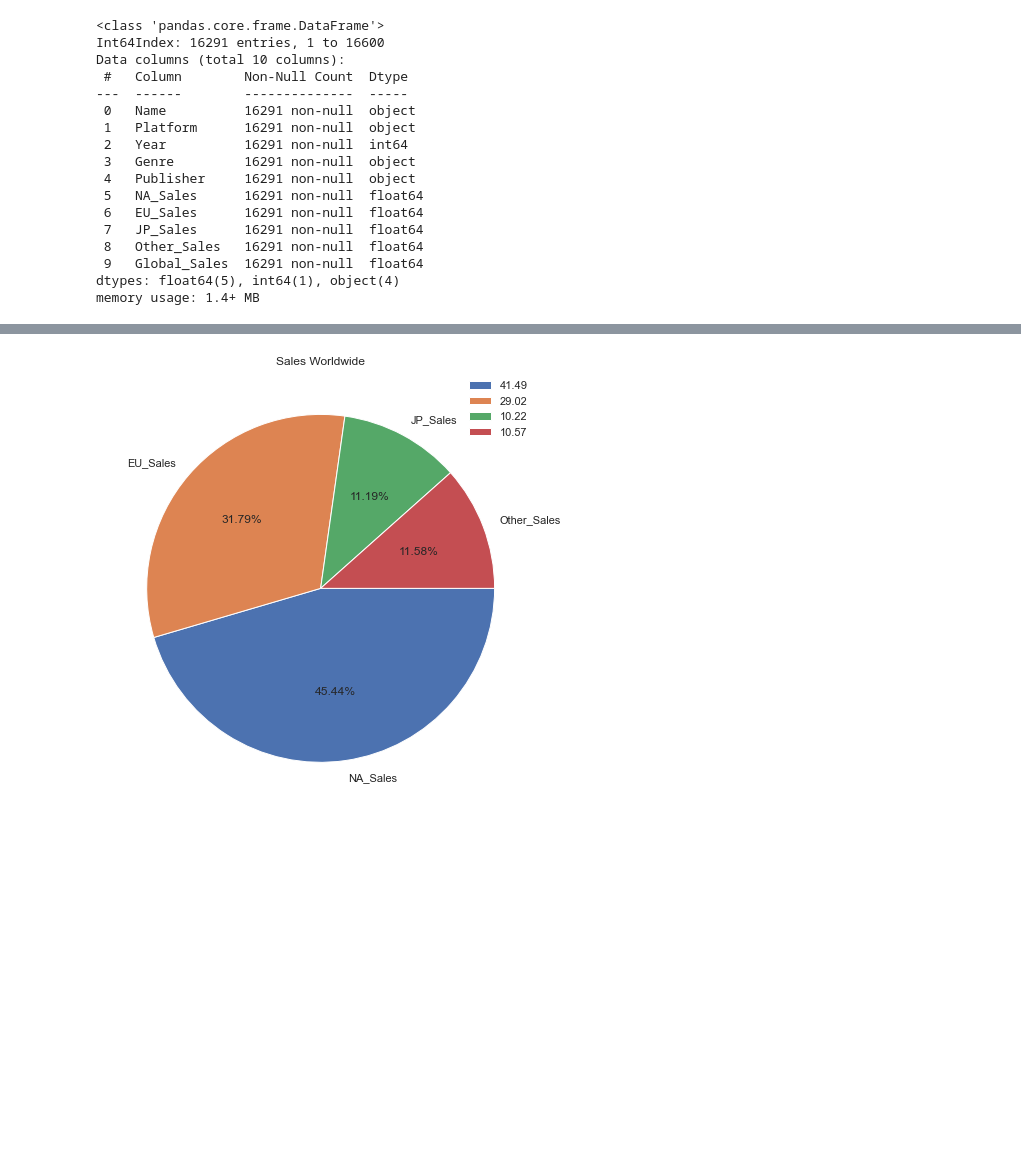
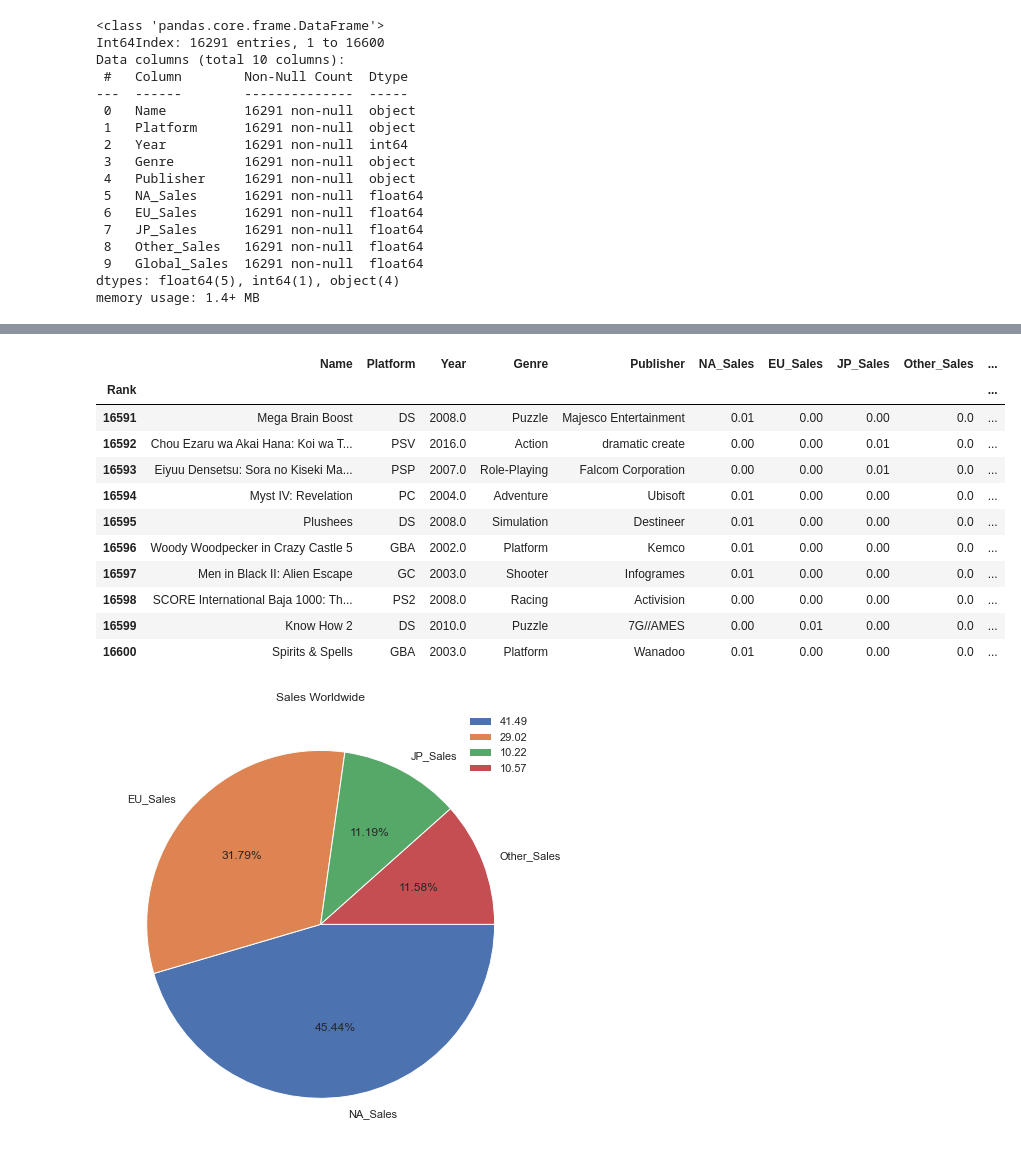
Before and after one commit to Aabusabaeen/Video_games_sales, a Jupyter notebook: Ahmad's_Q&A.ipynb, the cells around one changed output, grey strips where cells are left out. Drawn from its saved outputs; the diff is of its cells as text; code cells hidden in the pictures; blank space fills up the shorter version.

```diff
--- a/Ahmad's_Q&A.ipynb
+++ b/Ahmad's_Q&A.ipynb
@@ -180 +180,16 @@ vgs_clean.head(10)
+# %%
+vgs_clean.tail(10)
+# %% [output]
+|  | Name | Platform | Year | Genre | Publisher | NA_Sales | EU_Sales | JP_Sales | Other_Sales | ... |
+| Rank |  |  |  |  |  |  |  |  |  | ... |
+| 16591 | Mega Brain Boost | DS | 2008.0 | Puzzle | Majesco Entertainment | 0.01 | 0.00 | 0.00 | 0.0 | ... |
+| 16592 | Chou Ezaru wa Akai Hana: Koi wa T... | PSV | 2016.0 | Action | dramatic create | 0.00 | 0.00 | 0.01 | 0.0 | ... |
+| 16593 | Eiyuu Densetsu: Sora no Kiseki Ma... | PSP | 2007.0 | Role-Playing | Falcom Corporation | 0.00 | 0.00 | 0.01 | 0.0 | ... |
+| 16594 | Myst IV: Revelation | PC | 2004.0 | Adventure | Ubisoft | 0.01 | 0.00 | 0.00 | 0.0 | ... |
+| 16595 | Plushees | DS | 2008.0 | Simulation | Destineer | 0.01 | 0.00 | 0.00 | 0.0 | ... |
+| 16596 | Woody Woodpecker in Crazy Castle 5 | GBA | 2002.0 | Platform | Kemco | 0.01 | 0.00 | 0.00 | 0.0 | ... |
+| 16597 | Men in Black II: Alien Escape | GC | 2003.0 | Shooter | Infogrames | 0.01 | 0.00 | 0.00 | 0.0 | ... |
+| 16598 | SCORE International Baja 1000: Th... | PS2 | 2008.0 | Racing | Activision | 0.00 | 0.00 | 0.00 | 0.0 | ... |
+| 16599 | Know How 2 | DS | 2010.0 | Puzzle | 7G//AMES | 0.00 | 0.01 | 0.00 | 0.0 | ... |
+| 16600 | Spirits & Spells | GBA | 2003.0 | Platform | Wanadoo | 0.01 | 0.00 | 0.00 | 0.0 | ... |
 # %%
```
Also changed, not shown: parts of 5 cells of this notebook, 1 other file.
